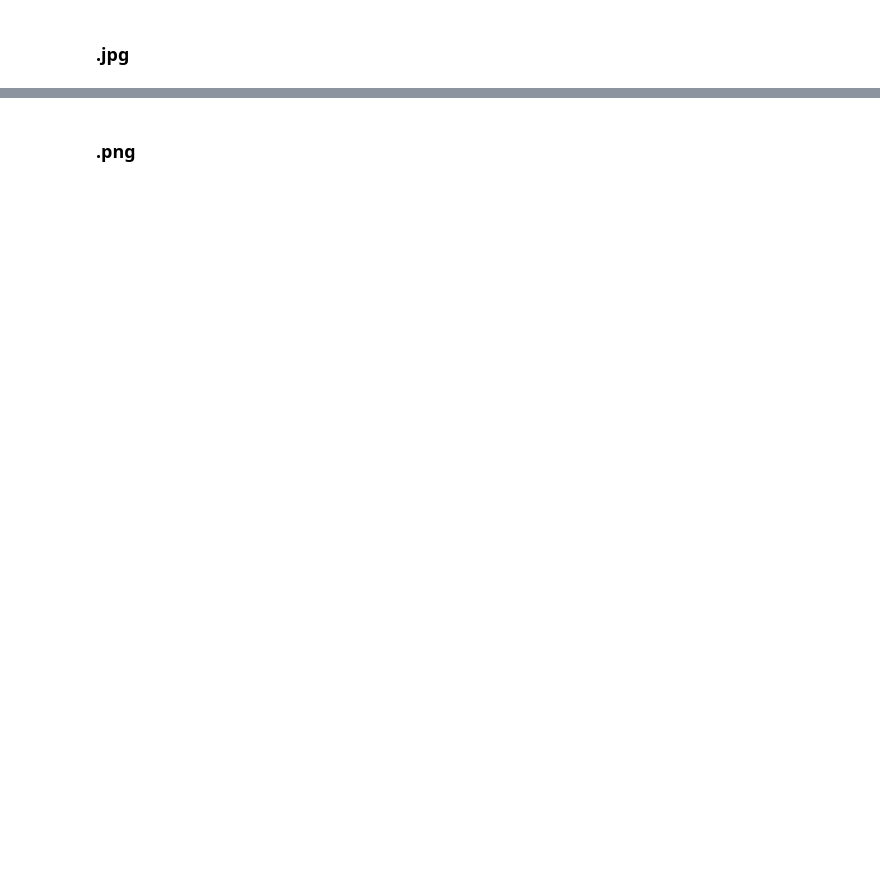
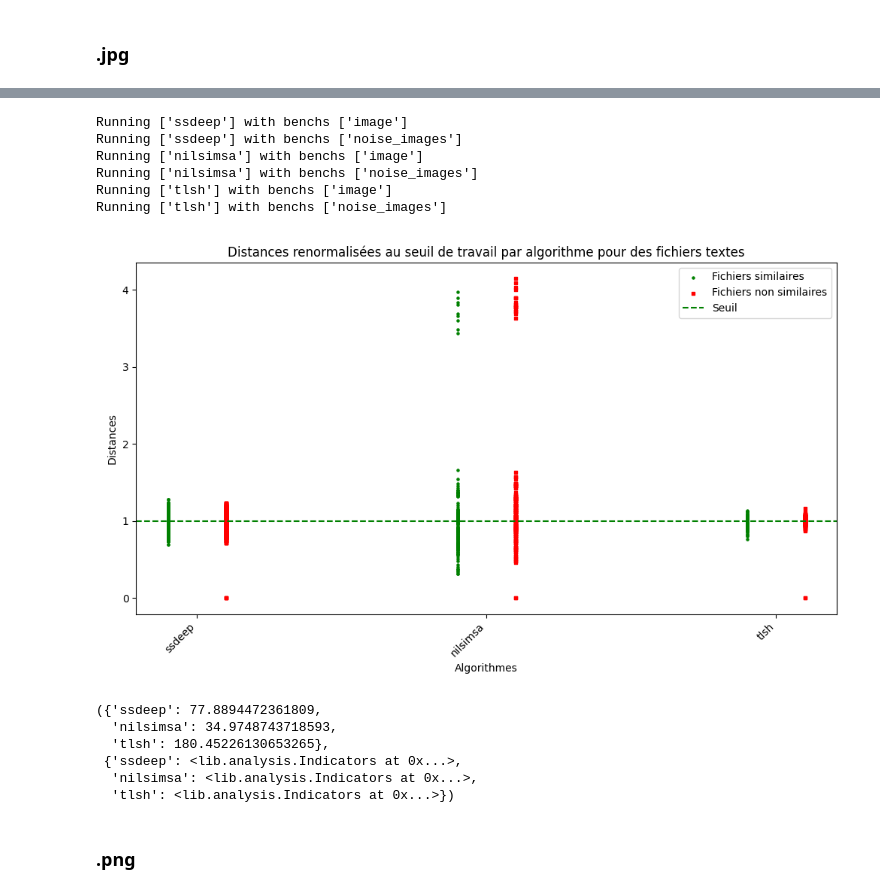
Before and after one commit to erik-helmers/psc, a Jupyter notebook: comparaison_algos.ipynb, the cells around one changed output, grey strips where cells are left out. Cells and saved outputs as stored; diff of their text form; code cells hidden in the pictures; blank space fills up the shorter version.

```diff
--- a/comparaison_algos.ipynb
+++ b/comparaison_algos.ipynb
@@ -264,2 +130,18 @@ Running ['nilsimsa'] with benchs ['noise_images']
+# %%
+algo_comparison(['ssdeep', 'nilsimsa', 'tlsh'], 'image', 'noise_images', suffix="jpg")
+# %% [output]
+Running ['ssdeep'] with benchs ['image']
+Running ['ssdeep'] with benchs ['noise_images']
+Running ['nilsimsa'] with benchs ['image']
+Running ['nilsimsa'] with benchs ['noise_images']
+Running ['tlsh'] with benchs ['image']
+Running ['tlsh'] with benchs ['noise_images']
+[figure, added]
+({'ssdeep': 77.8894472361809,
+  'nilsimsa': 34.9748743718593,
+  'tlsh': 180.45226130653265},
+ {'ssdeep': <lib.analysis.Indicators at 0x...>,
+  'nilsimsa': <lib.analysis.Indicators at 0x...>,
+  'tlsh': <lib.analysis.Indicators at 0x...>})
 # %% [markdown]
 ### .png
```
Also changed, not shown: parts of 10 cells of this notebook, 1 other file.
